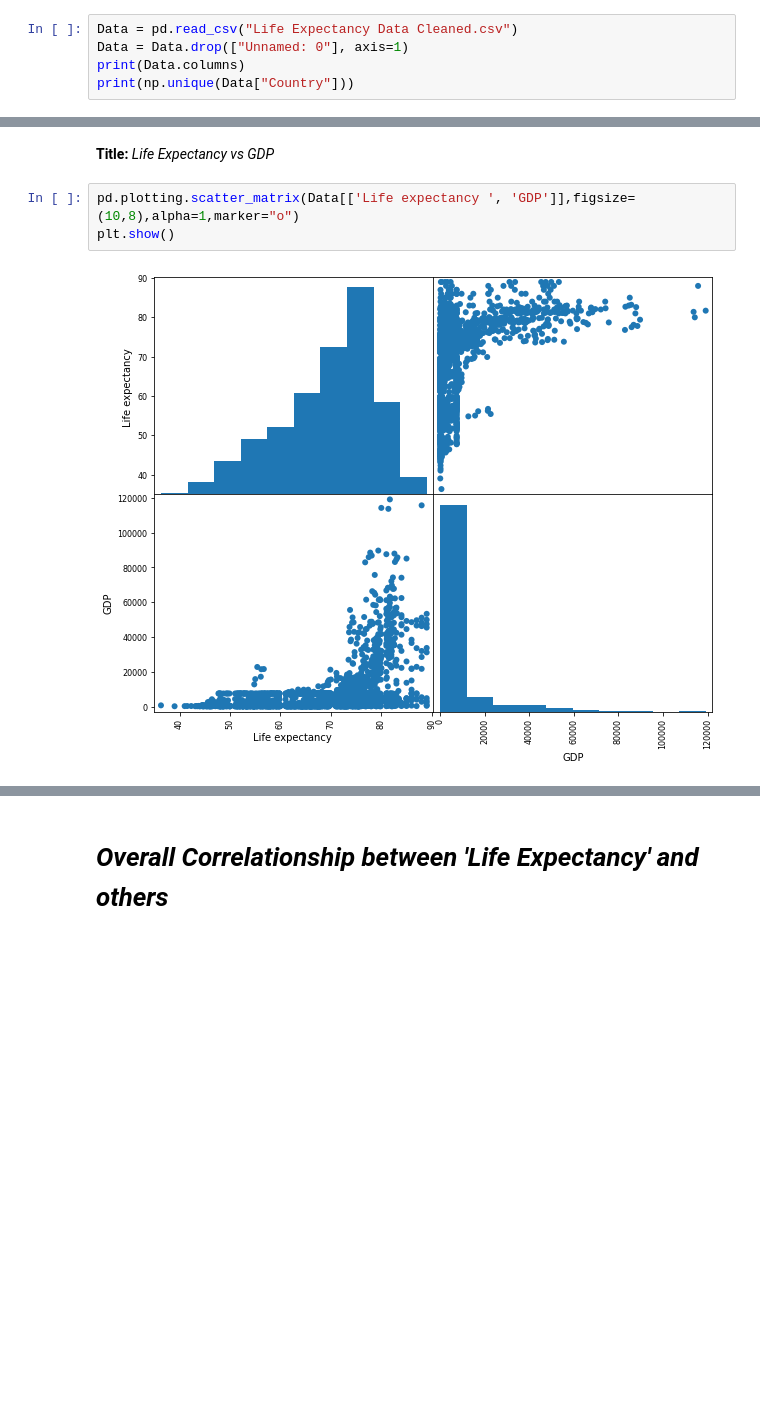
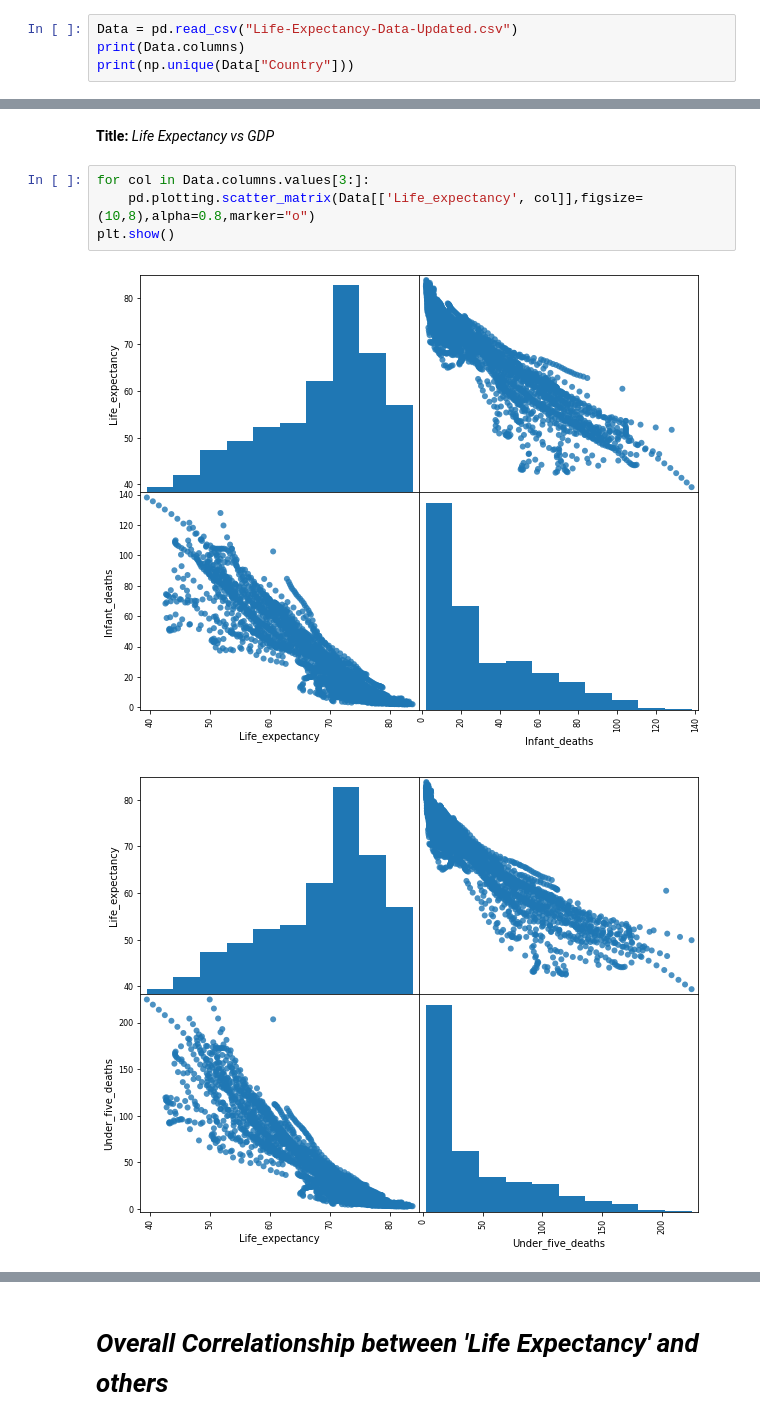
Before and after one commit to TeayounK/Vol3-Project, a Jupyter notebook: Life_Expectancy_Analysis.ipynb, the cells around one changed output, grey strips where cells are left out. Drawn from its saved outputs; the diff is of its cells as text; blank space fills up the shorter version.

```diff
--- a/Life_Expectancy_Analysis.ipynb
+++ b/Life_Expectancy_Analysis.ipynb
@@ -5,6 +14,5 @@ from matplotlib import pyplot as plt
 # %%
-Data = pd.read_csv("Life Expectancy Data Cleaned.csv")
-Data = Data.drop(["Unnamed: 0"], axis=1)
+Data = pd.read_csv("Life-Expectancy-Data-Updated.csv")
 print(Data.columns)
 print(np.unique(Data["Country"]))
 # %% [output]
@@ -55,7 +64,9 @@ plt.show()
 # %% [markdown]
 **Title:** *Life Expectancy vs GDP*
 # %%
-pd.plotting.scatter_matrix(Data[['Life expectancy ', 'GDP']],figsize=(10,8),alpha=1,marker="o")
+for col in Data.columns.values[3:]:
+    pd.plotting.scatter_matrix(Data[['Life_expectancy', col]],figsize=(10,8),alpha=0.8,marker="o")
 plt.show()
 # %% [output]
-[figure, old version]
+[figure, new version]
+[figure, added]
```
Also changed, not shown: parts of 32 cells of this notebook.
